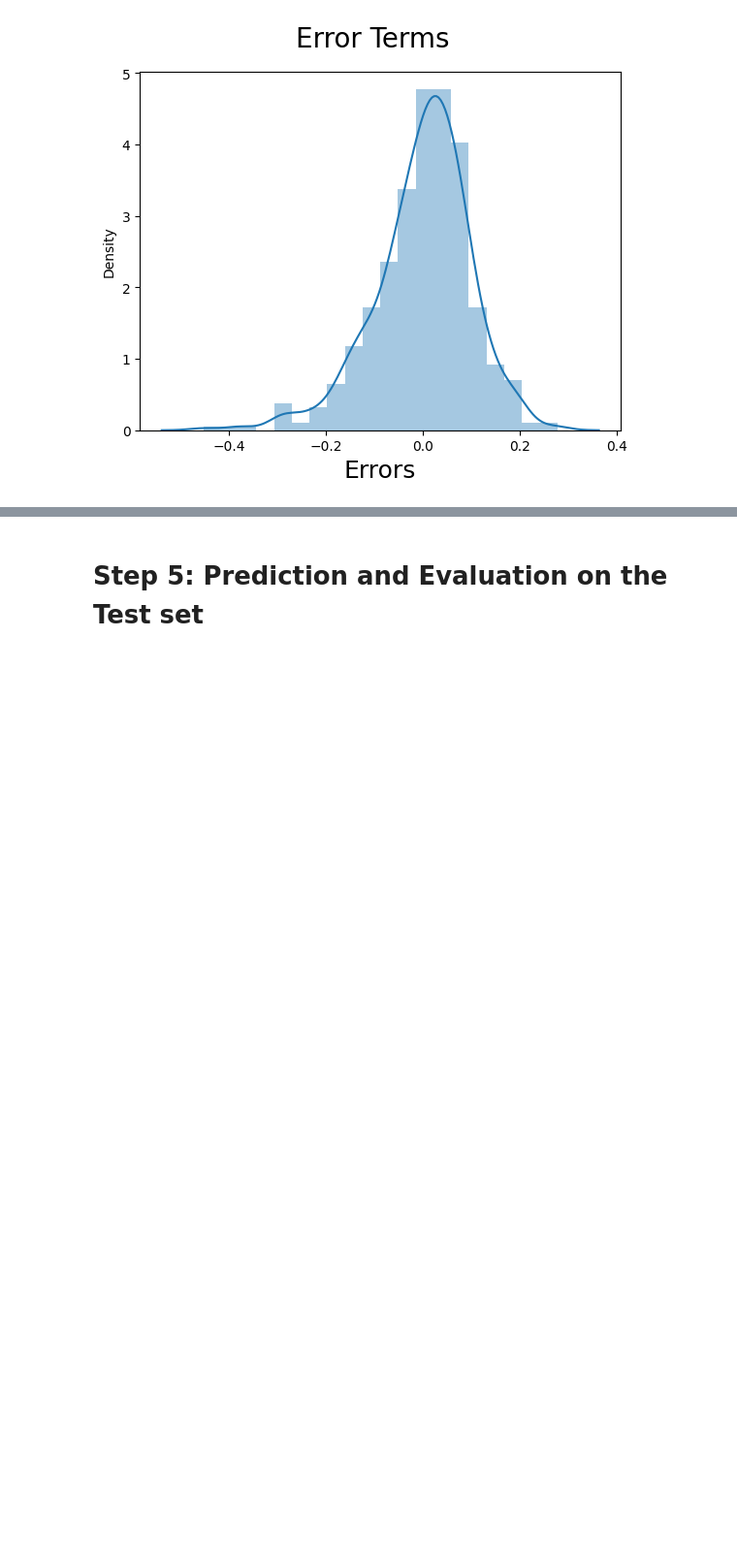
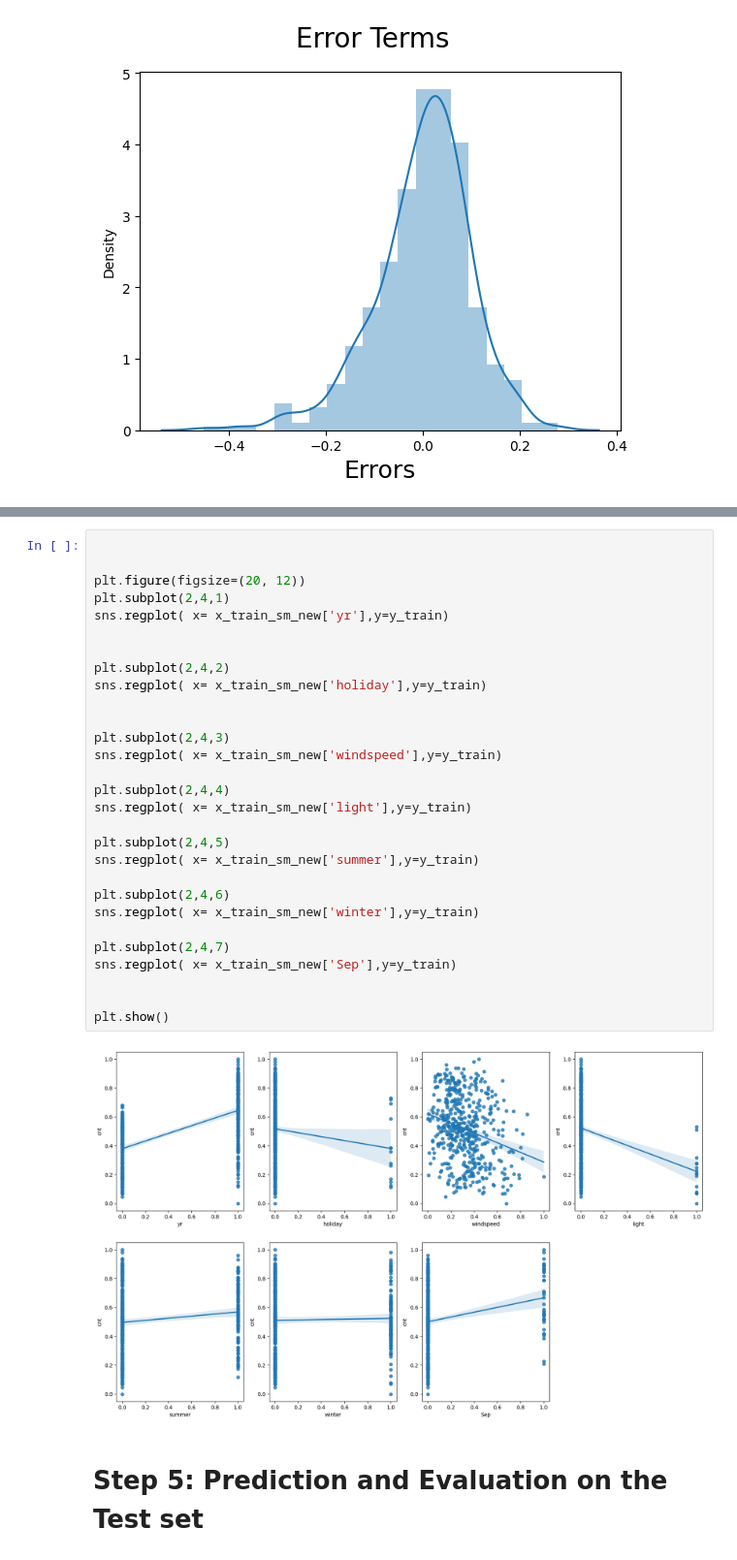
Before and after one commit to balu337/BikeRentRevenuePrediction, a Jupyter notebook: BikeRentalRevPrediction.ipynb, the cells around one changed output, grey strips where cells are left out. Shown at 97% size. Drawn from its saved outputs; the diff is of its cells as text; blank space fills up the shorter version.

```diff
--- a/BikeRentalRevPrediction.ipynb
+++ b/BikeRentalRevPrediction.ipynb
@@ -903,3 +954,34 @@ Text(0.5, 0, 'Errors')
+# %%
+
+
+plt.figure(figsize=(20, 12))
+plt.subplot(2,4,1)
+sns.regplot( x= x_train_sm_new['yr'],y=y_train)
+
+
+plt.subplot(2,4,2)
+sns.regplot( x= x_train_sm_new['holiday'],y=y_train)
+
+
+plt.subplot(2,4,3)
+sns.regplot( x= x_train_sm_new['windspeed'],y=y_train)
+
+plt.subplot(2,4,4)
+sns.regplot( x= x_train_sm_new['light'],y=y_train)
+
+plt.subplot(2,4,5)
+sns.regplot( x= x_train_sm_new['summer'],y=y_train)
+
+plt.subplot(2,4,6)
+sns.regplot( x= x_train_sm_new['winter'],y=y_train)
+
+plt.subplot(2,4,7)
+sns.regplot( x= x_train_sm_new['Sep'],y=y_train)
+
+
+plt.show()
+# %% [output]
+[figure, added]
 # %% [markdown]
 # Step 5: Prediction and Evaluation on the Test set
 # %%
```
Also changed, not shown: parts of 10 cells of this notebook.
